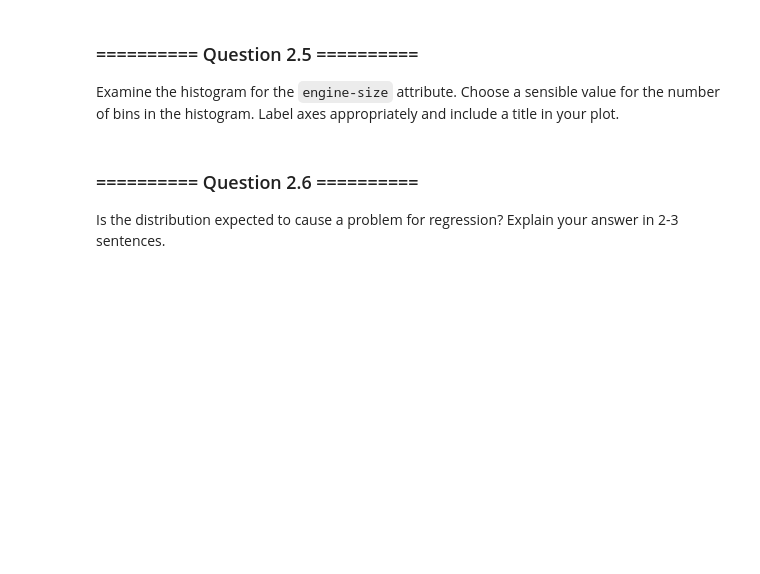
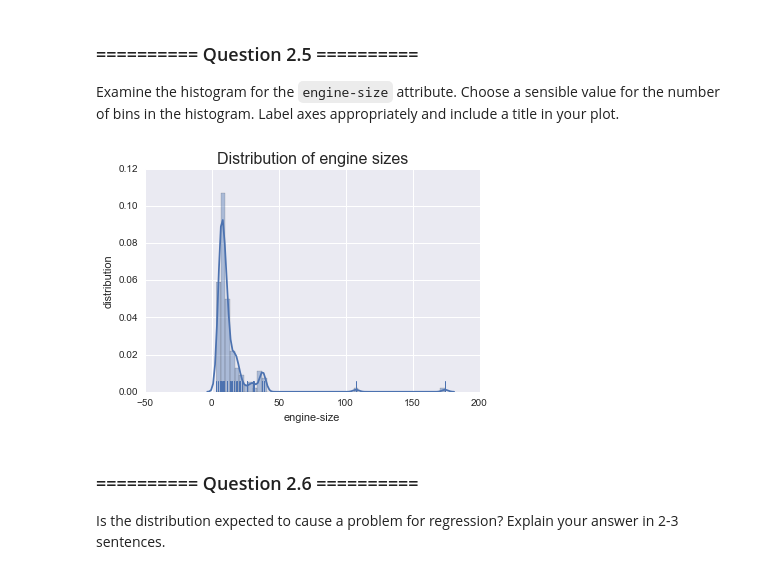
Before and after one commit to Dr-Alan-Turing/IAMachineLearning, a Jupyter notebook: 05_Assignment_2.ipynb, the cells around one changed output. Cells and saved outputs as stored; diff of their text form; code cells hidden in the pictures; blank space fills up the shorter version.

```diff
--- a/05_Assignment_2.ipynb
+++ b/05_Assignment_2.ipynb
@@ -420,3 +444,11 @@ Examine the histogram for the `engine-size` attribute. Choose a sensible value f
+# %%
+# Your code goes here
+engine_sizes = auto_numeric['engine-size']
+g = sns.distplot(engine_sizes, rug=True, bins=None) # Let distplot use Freedman-Diaconis rule for "sensible" bin size
+g.set_title('Distribution of engine sizes', fontsize=16)
+_= g.set_ylabel('distribution')
+# %% [output]
+[figure, added]
 # %% [markdown]
 ### ========== Question 2.6 ==========
 Is the distribution expected to cause a problem for regression? Explain your answer in 2-3 sentences.
```
Also changed, not shown: parts of 20 cells of this notebook.
